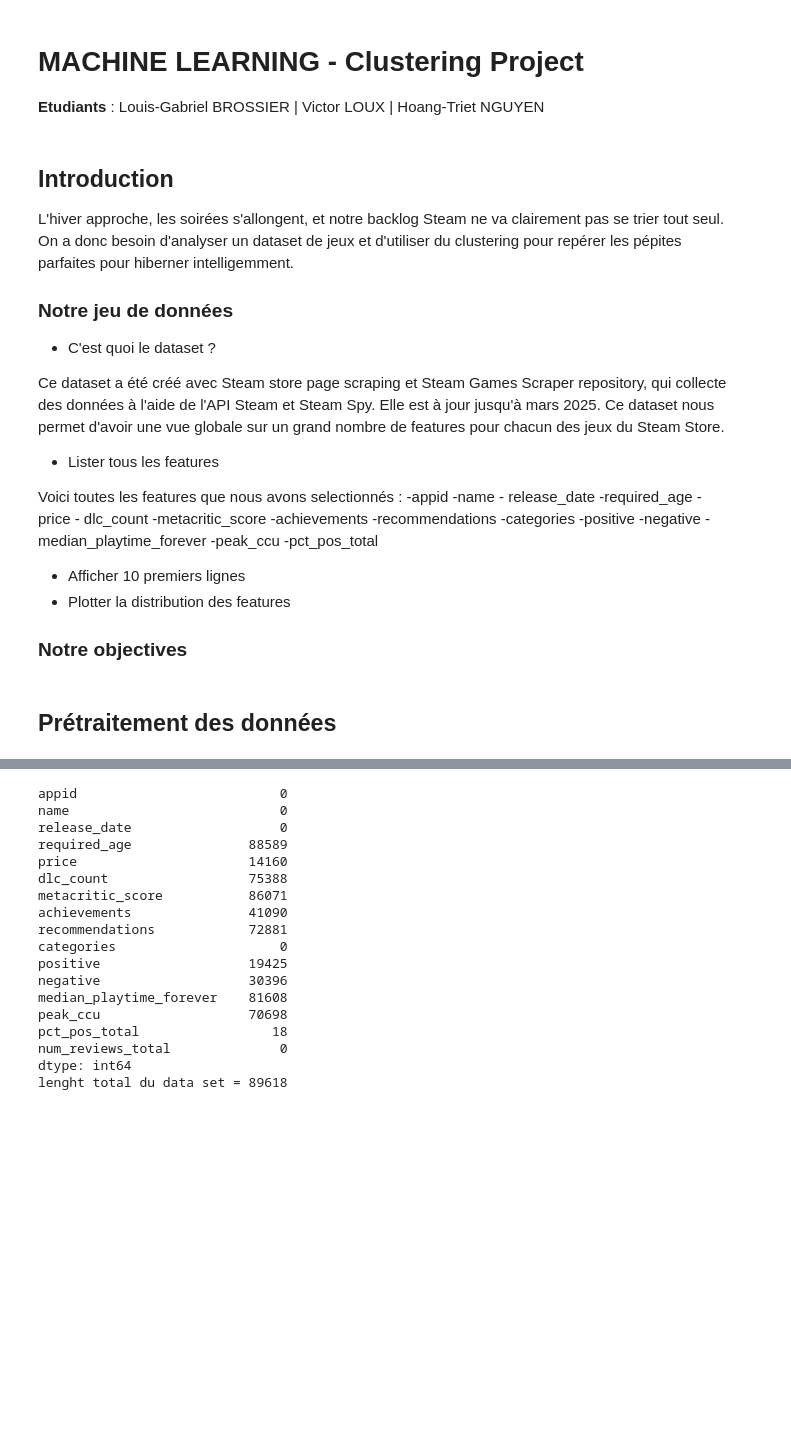
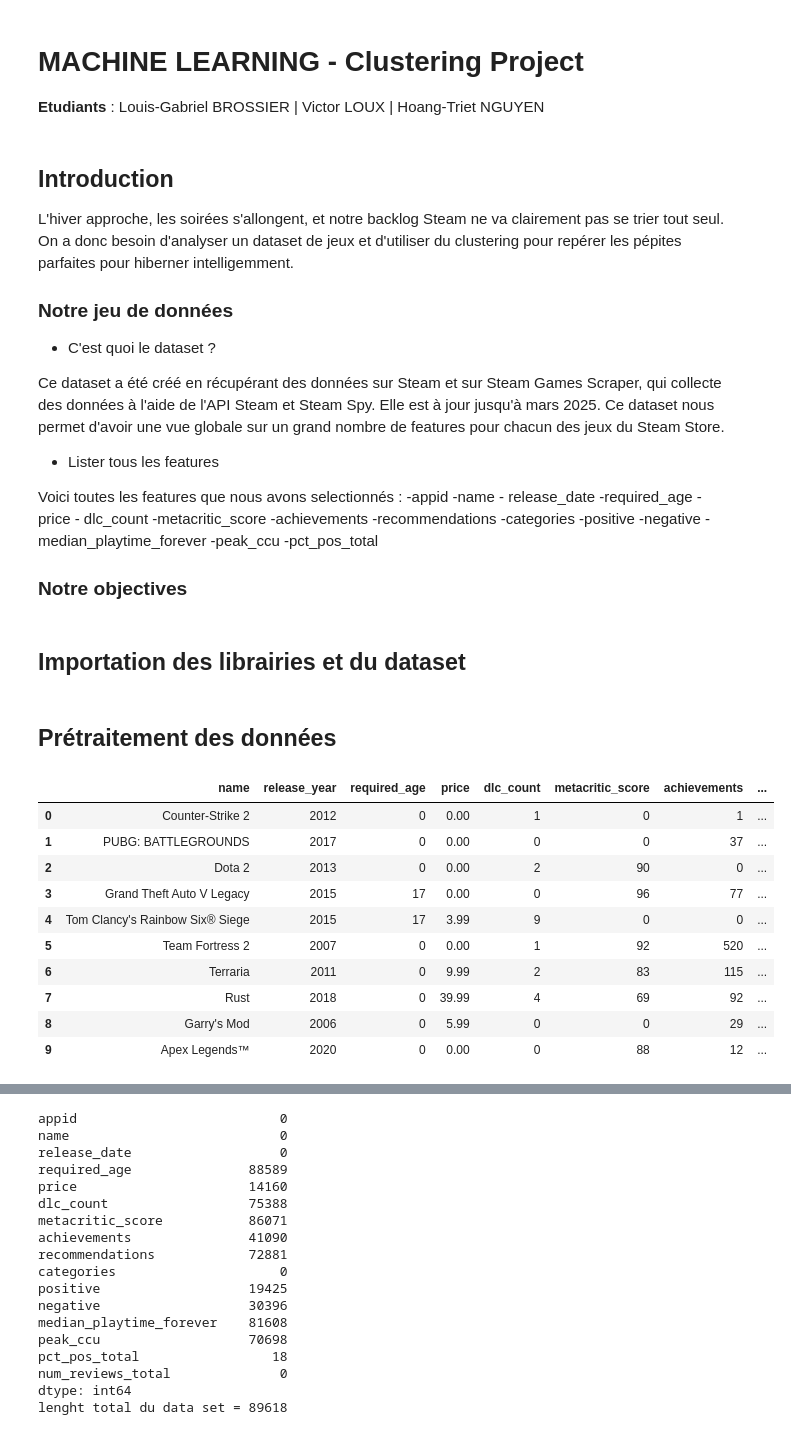
Before and after one commit to trietngh/5SIEC-clustering, a Jupyter notebook: tp2/TP_clustering.ipynb, the cells around one changed output, grey strips where cells are left out. Cells and saved outputs as stored; diff of their text form; code cells hidden in the pictures; blank space fills up the shorter version.

```diff
--- a/tp2/TP_clustering.ipynb
+++ b/tp2/TP_clustering.ipynb
@@ -6,17 +6,14 @@
 L'hiver approche, les soirées s'allongent, et notre backlog Steam ne va clairement pas se trier tout seul. On a donc besoin d'analyser un dataset de jeux et d'utiliser du clustering pour repérer les pépites parfaites pour hiberner intelligemment.
 
 ### Notre jeu de données
-
-
 *   C'est quoi le dataset ?
 
-Ce dataset a été créé avec Steam store page scraping et Steam Games Scraper repository, qui collecte des données à l'aide de l'API Steam et Steam Spy. Elle est à jour jusqu'à mars 2025. Ce dataset nous permet d'avoir une vue globale sur un grand nombre de features pour chacun des jeux du Steam Store.
+Ce dataset a été créé en récupérant des données sur Steam et sur Steam Games Scraper, qui collecte des données à l'aide de l'API Steam et Steam Spy. Elle est à jour jusqu'à mars 2025. Ce dataset nous permet d'avoir une vue globale sur un grand nombre de features pour chacun des jeux du Steam Store.
 
 *   Lister tous les features
 
  Voici toutes les features que nous avons selectionnés : -appid -name - release_date -required_age -price - dlc_count -metacritic_score -achievements -recommendations -categories -positive -negative -median_playtime_forever -peak_ccu -pct_pos_total
 
-*   Afficher 10 premiers lignes
-*   Plotter la distribution des features
-
 ### Notre objectives
+# %% [markdown]
+## Importation des librairies et du dataset
@@ -23,2 +26,30 @@ Ce dataset a été créé avec Steam store page scraping et Steam Games Scraper
 # %% [markdown]
 ## Prétraitement des données
+# %%
+## Supprimer 'appid' du dataset
+if ('appid' in df.columns):
+    df = df.drop(columns=['appid'])
+
+## Transformer 'release_date' en Année de sortie et changer le nom de la colonne
+df['release_date'] = pd.to_datetime(df['release_date'], errors='coerce').dt.year
+df = df.rename(columns={'release_date': 'release_year'})
+
+## Extraire 'single_player' et 'multi_player' de la colonne 'categories'
+def extract_category(df: pd.DataFrame, categories_name: str) -> int:
+    return 1 if categories_name and df.find(categories_name) != -1 else 0
+df['single_player'] = df['categories'].apply(extract_category, args=('Single-player',))
+df['multi_player'] = df['categories'].apply(extract_category, args=('Multi-player',))
+df = df.drop(columns=['categories'])
+df.head(10)
+# %% [output]
+|  | name | release_year | required_age | price | dlc_count | metacritic_score | achievements | ... |
+| 0 | Counter-Strike 2 | 2012 | 0 | 0.00 | 1 | 0 | 1 | ... |
+| 1 | PUBG: BATTLEGROUNDS | 2017 | 0 | 0.00 | 0 | 0 | 37 | ... |
+| 2 | Dota 2 | 2013 | 0 | 0.00 | 2 | 90 | 0 | ... |
+| 3 | Grand Theft Auto V Legacy | 2015 | 17 | 0.00 | 0 | 96 | 77 | ... |
+| 4 | Tom Clancy's Rainbow Six® Siege | 2015 | 17 | 3.99 | 9 | 0 | 0 | ... |
+| 5 | Team Fortress 2 | 2007 | 0 | 0.00 | 1 | 92 | 520 | ... |
+| 6 | Terraria | 2011 | 0 | 9.99 | 2 | 83 | 115 | ... |
+| 7 | Rust | 2018 | 0 | 39.99 | 4 | 69 | 92 | ... |
+| 8 | Garry's Mod | 2006 | 0 | 5.99 | 0 | 0 | 29 | ... |
+| 9 | Apex Legends™ | 2020 | 0 | 0.00 | 0 | 88 | 12 | ... |
```
Also changed, not shown: parts of 7 cells of this notebook, 4 other files.
